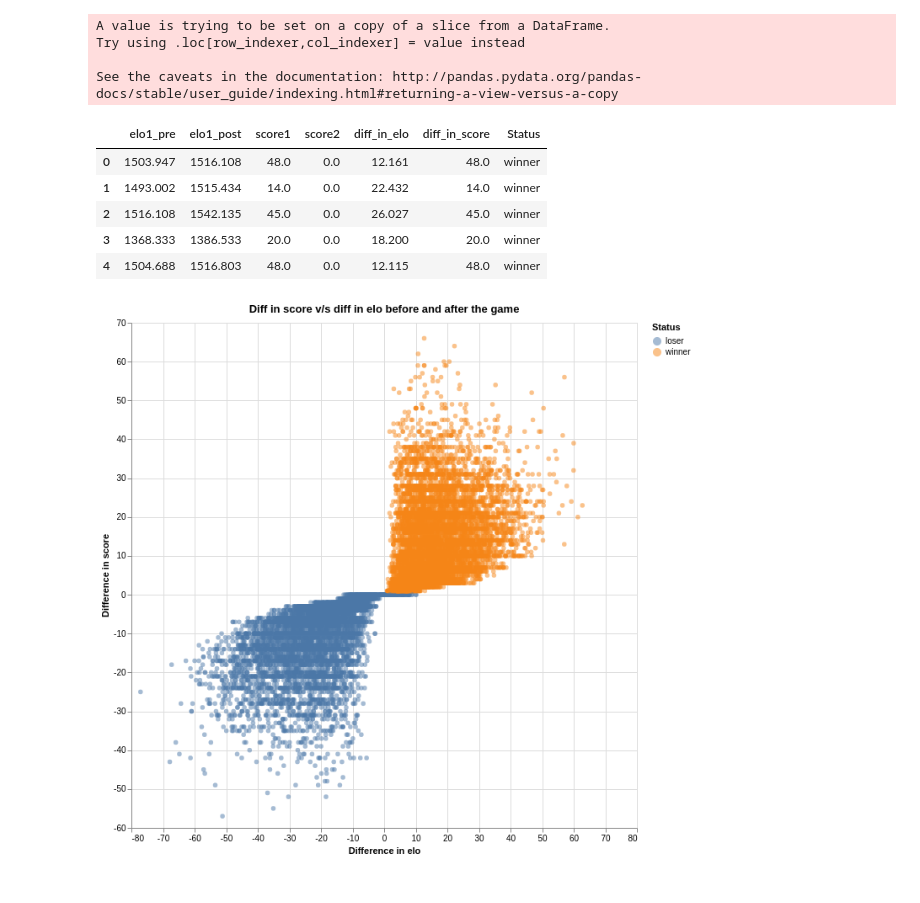
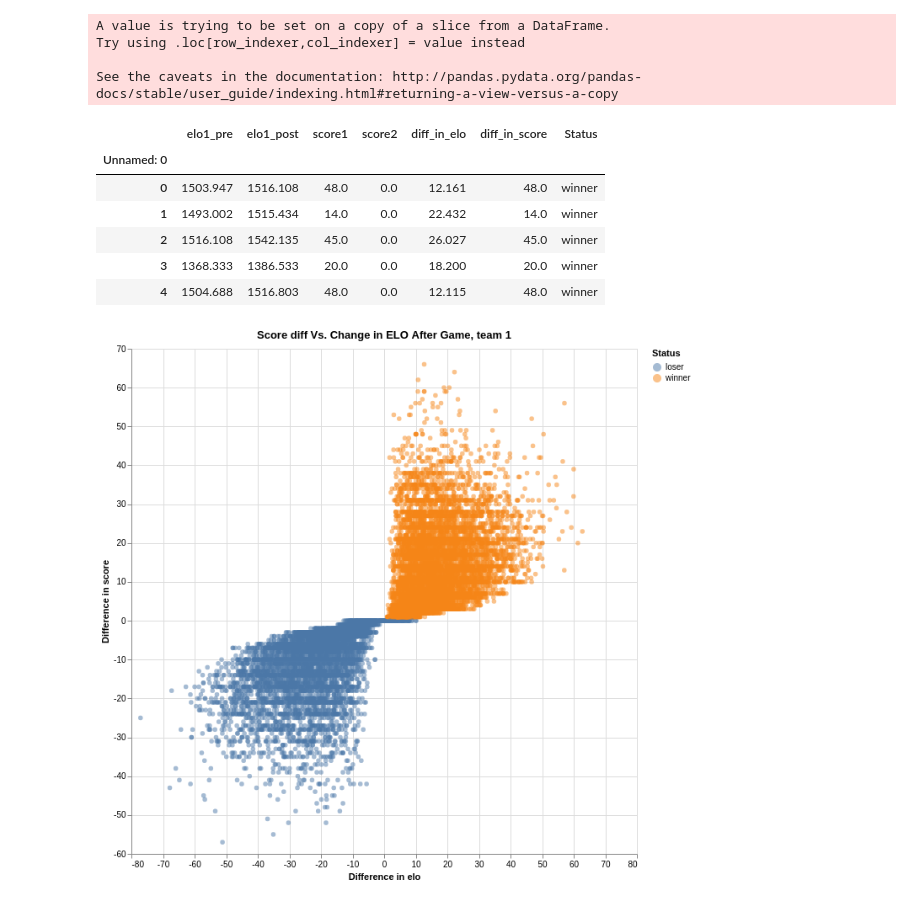
Before and after one commit to UBC-MDS/Workflows_Group_306, a Jupyter notebook: EDA/change_of_elo_with_score.ipynb, the cells around one changed output. Saved outputs shown, nothing was run; the diff lists cells and outputs as text; code cells hidden in the pictures.

```diff
--- a/EDA/change_of_elo_with_score.ipynb
+++ b/EDA/change_of_elo_with_score.ipynb
@@ -3,7 +3,7 @@ import pandas as pd
 import numpy as np
 import altair as alt
 # %%
-nfl_data = pd.read_csv('Data/nfl_elo.csv')
+nfl_data = pd.read_csv("../data/historic_nfl_elo.csv").set_index("Unnamed: 0")
 # %%
 nfl_data.columns
 # %% [output]
@@ -66,6 +67,7 @@ See the caveats in the documentation: http://pandas.pydata.org/pandas-docs/stabl
 elo_data.head()
 # %% [output]
 |  | elo1_pre | elo1_post | score1 | score2 | diff_in_elo | diff_in_score | Status |
+| Unnamed: 0 |  |  |  |  |  |  |  |
 | 0 | 1503.947 | 1516.108 | 48.0 | 0.0 | 12.161 | 48.0 | winner |
 | 1 | 1493.002 | 1515.434 | 14.0 | 0.0 | 22.432 | 14.0 | winner |
 | 2 | 1516.108 | 1542.135 | 45.0 | 0.0 | 26.027 | 45.0 | winner |
@@ -74,15 +76,15 @@ elo_data.head()
 # %%
 alt.data_transformers.disable_max_rows()
 
 chart = alt.Chart(elo_data).mark_circle(opacity = 0.5).encode(
         alt.X('diff_in_elo:Q', title = 'Difference in elo'),
         alt.Y('diff_in_score:Q', title = 'Difference in score'),
         alt.Color('Status')).properties(
-            title = 'Diff in score v/s diff in elo before and after the game',
+            title = 'Score diff Vs. Change in ELO After Game, team 1',
             height = 600,
             width = 600)
 
 chart
 # %% [output]
-[figure, old version]
+[figure, new version]
 # %%
```
Also changed, not shown: parts of 2 cells of this notebook, 2 other files.
